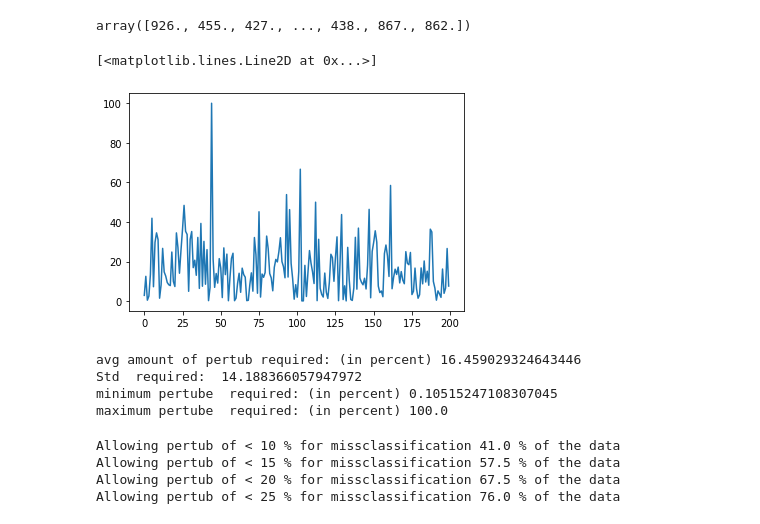
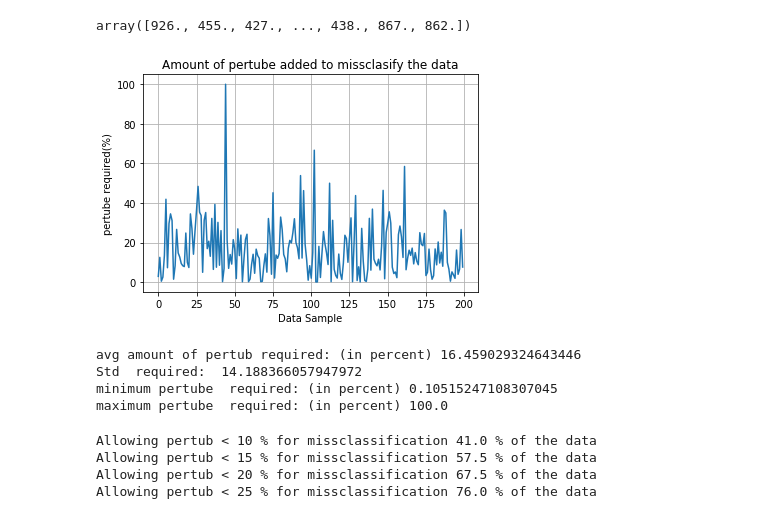
Before and after one commit to imRushabhShah/fake-news, a Jupyter notebook: fake-news-generation-LSTM.ipynb, the cells around one changed output. Cells and saved outputs as stored; diff of their text form; code cells hidden in the pictures.

```diff
--- a/fake-news-generation-LSTM.ipynb
+++ b/fake-news-generation-LSTM.ipynb
@@ -330,8 +330,3 @@ success_log.T[2] = success_log.T[1]/success_log.T[0]*100
 success_log.dump(SAVE_MODEL_PATH+'glove_LSTM_success_rate.npy')
 # %%
 x= success_log.T[2][:200]
-# %%
-plt.plot(x)
-# %% [output]
-[<matplotlib.lines.Line2D at 0x...>]
-[figure, removed]
@@ -342,3 +333,17 @@ for i in range(200):
+# %%
+# fig, = plt.plot(x)
+
+fig, ax = plt.subplots()
+ax.plot(x)
+
+ax.set(xlabel='Data Sample', ylabel='pertube required(%)',
+       title='Amount of pertube added to missclasify the data')
+ax.grid()
+
+fig.savefig("LSTM_pertube_1.png")
+plt.show()
+# %% [output]
+[figure, added]
 # %%
 print("avg amount of pertub required: (in percent)",x.mean())
 print("Std  required: ",x.std())
@@ -353,9 +358,9 @@ maximum pertube  required: (in percent) 100.0
 print("Allowing pertub < 10 % for missclassification",sum(x<10)/2,"% of the data")
 print("Allowing pertub < 15 % for missclassification",sum(x<15)/2,"% of the data")
 print("Allowing pertub < 20 % for missclassification",sum(x<20)/2,"% of the data")
-print("Allowing pertub of < 25 % for missclassification",sum(x<25)/2,"% of the data")
+print("Allowing pertub < 25 % for missclassification",sum(x<25)/2,"% of the data")
 # %% [output]
-Allowing pertub of < 10 % for missclassification 41.0 % of the data
-Allowing pertub of < 15 % for missclassification 57.5 % of the data
-Allowing pertub of < 20 % for missclassification 67.5 % of the data
-Allowing pertub of < 25 % for missclassification 76.0 % of the data
+Allowing pertub < 10 % for missclassification 41.0 % of the data
+Allowing pertub < 15 % for missclassification 57.5 % of the data
+Allowing pertub < 20 % for missclassification 67.5 % of the data
+Allowing pertub < 25 % for missclassification 76.0 % of the data
```
Also changed, not shown: parts of 3 cells of this notebook, 6 other files.
